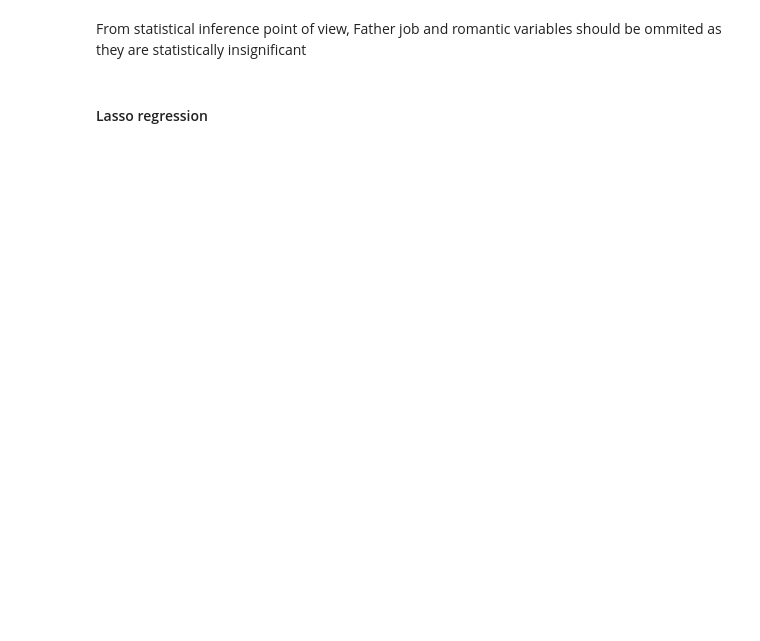
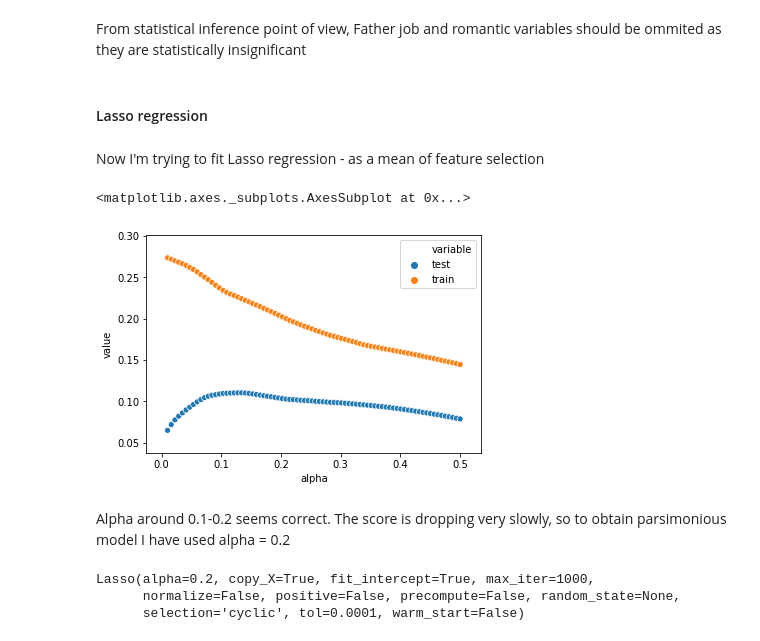
Before and after one commit to bugraefendi/ML-Grades, a Jupyter notebook: Modeling.ipynb, the cells around one changed output. Drawn from its saved outputs; the diff is of its cells as text; code cells hidden in the pictures; blank space fills up the shorter version.

Commit message:
added lasso estimation

```diff
--- a/Modeling.ipynb
+++ b/Modeling.ipynb
@@ -496,3 +496,5 @@ Warnings:
 From statistical inference point of view, Father job and romantic variables should be ommited as they are statistically insignificant
 # %% [markdown]
 #### Lasso regression
+# %% [markdown]
+Now I'm trying to fit Lasso regression - as a mean of feature selection
@@ -498,0 +531,40 @@ From statistical inference point of view, Father job and romantic variables shou
+# %%
+from sklearn.model_selection import KFold
+from sklearn.metrics import mean_squared_error
+import random
+kf = KFold(n_splits=3, shuffle=True, random_state=random.randint(0,10000))
+alphas = np.linspace(0.01, 0.5, 80)
+
+scores = []
+
+for alpha in alphas:
+    r2_train = []
+    r2_test = []
+    for train, test in kf.split(X_train.index.values):
+
+        reg = Lasso(alpha = alpha)
+        reg.fit(X_train.iloc[train][cols_to_fit], X_train.iloc[train]['Final_grade'])
+        predsTrain = reg.predict(X_train.iloc[train][cols_to_fit])
+        preds = reg.predict(X_train.iloc[test][cols_to_fit])
+
+        r2_test.append(r2_score(X_train.iloc[test].Final_grade, preds))
+        r2_train.append(r2_score(X_train.iloc[train].Final_grade, predsTrain))
+    a = (alpha, np.mean(r2_test), np.mean(r2_train))
+    scores.append(a)
+#     print(a)
+# %%
+r2_scores_lasso = pd.DataFrame(scores, columns = ['alpha', 'test', 'train'])
+# %%
+sns.scatterplot(x = 'alpha', y= 'value', hue = 'variable', data = pd.melt(r2_scores_lasso, id_vars = 'alpha'))
+# %% [output]
+<matplotlib.axes._subplots.AxesSubplot at 0x...>
+[figure, added]
+# %% [markdown]
+Alpha around 0.1-0.2 seems correct. The score is dropping very slowly, so to obtain parsimonious model I have used alpha = 0.2
+# %%
+mod = Lasso(alpha = 0.2)
+mod.fit(X_train[cols_to_fit], y_train)
+# %% [output]
+Lasso(alpha=0.2, copy_X=True, fit_intercept=True, max_iter=1000,
+      normalize=False, positive=False, precompute=False, random_state=None,
+      selection='cyclic', tol=0.0001, warm_start=False)
```
Also changed, not shown: parts of 9 cells of this notebook, 1 other file.
